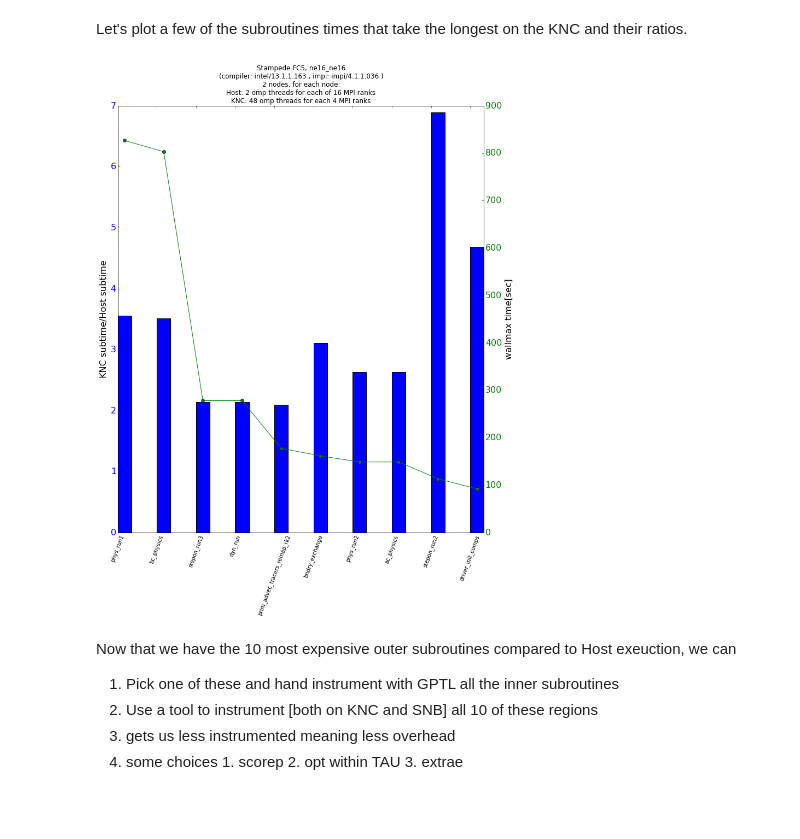
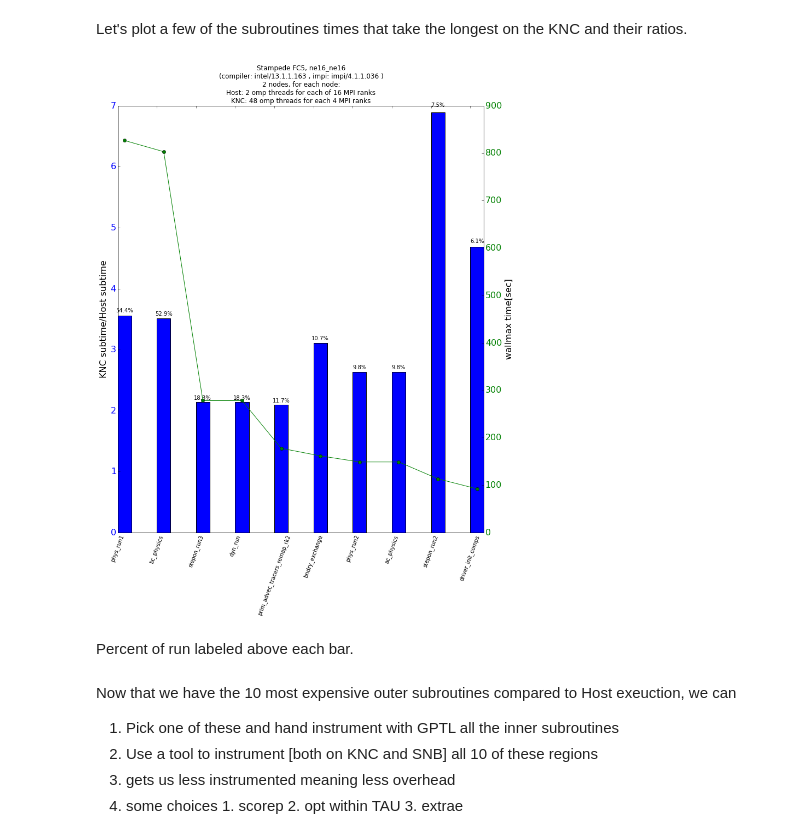
Before and after one commit to srinathv/CesmPerfTools, a Jupyter notebook: notebooks/fc5.ne16_ne16.hostVsKnc.ipynb, the cells around one changed output. Cells and saved outputs as stored; diff of their text form; code cells hidden in the pictures; blank space fills up the shorter version.

Commit message:
kpaul help to get plot hardened

```diff
--- a/notebooks/fc5.ne16_ne16.hostVsKnc.ipynb
+++ b/notebooks/fc5.ne16_ne16.hostVsKnc.ipynb
@@ -99,35 +111,38 @@ ratioList=sortOnKncTime[0:10]
 names=[x[i] for x in ratioList for i in [0]]
 ratios=[x[i] for x in ratioList for i in [1]]
 times=[x[i] for x in ratioList for i in [2]]
-percents=[x[i] for x in ratioList for i in [3]]
+percents=[100*x[i] for x in ratioList for i in [3]]
 # %%
 pos = np.arange(int(np.size(names)))    # the bar centers on the x axis
 width = 0.35
 newpos=pos+width
 plt.rc(('xtick','ytick','axes'), labelsize=16.0)
 
 fig=plt.figure(figsize=(12,14))
 ax1=fig.add_subplot(111)
 #ax2=fig.add_subplot(212)
 
-ax1.bar(newpos, ratios, width, color='b')
+ratioBars=ax1.bar(newpos, ratios, width, color='b')
 ax1.set_ylabel('KNC subtime/Host subtime')
 ax1.set_xticks(newpos)
 ax1.set_xticklabels( names, rotation=70,fontsize=10)
 #
 ax1.set_title('Stampede FC5, ne16_ne16 \n' +
           '(compiler: intel/13.1.1.163 , impi: impi/4.1.1.036 ) \n' +
           '2 nodes, for each node: \n'+
           'Host: 2 omp threads for each of 16 MPI ranks \n' +
           'KNC: 48 omp threads for each 4 MPI ranks ',fontsize=12.)
 
 for t in ax1.get_yticklabels():
     t.set_color('b')
+strPercents=['%.1f'%x + '%' for x in percents]
+
+cpp.autolabelRel(ratioBars,strPercents)
 
 ax2=ax1.twinx()
 timeLine=ax2.plot(newpos+.5*width,times,color='g',marker='o',label='sub-times')
 ax2.set_ylabel('wallmax time[sec]')
 for t in ax2.get_yticklabels():
     t.set_color('g')
 # %% [output]
-[figure, old version]
+[figure, new version]
@@ -136,3 +149,5 @@ for t in ax2.get_yticklabels():
+# %% [markdown]
+Percent of run labeled above each bar.
 # %% [markdown]
 Now that we have the 10 most expensive outer subroutines compared to Host exeuction, we can
 1. Pick one of these and hand instrument with GPTL all the inner subroutines
```
Also changed, not shown: parts of 3 cells of this notebook, 1 other file.
